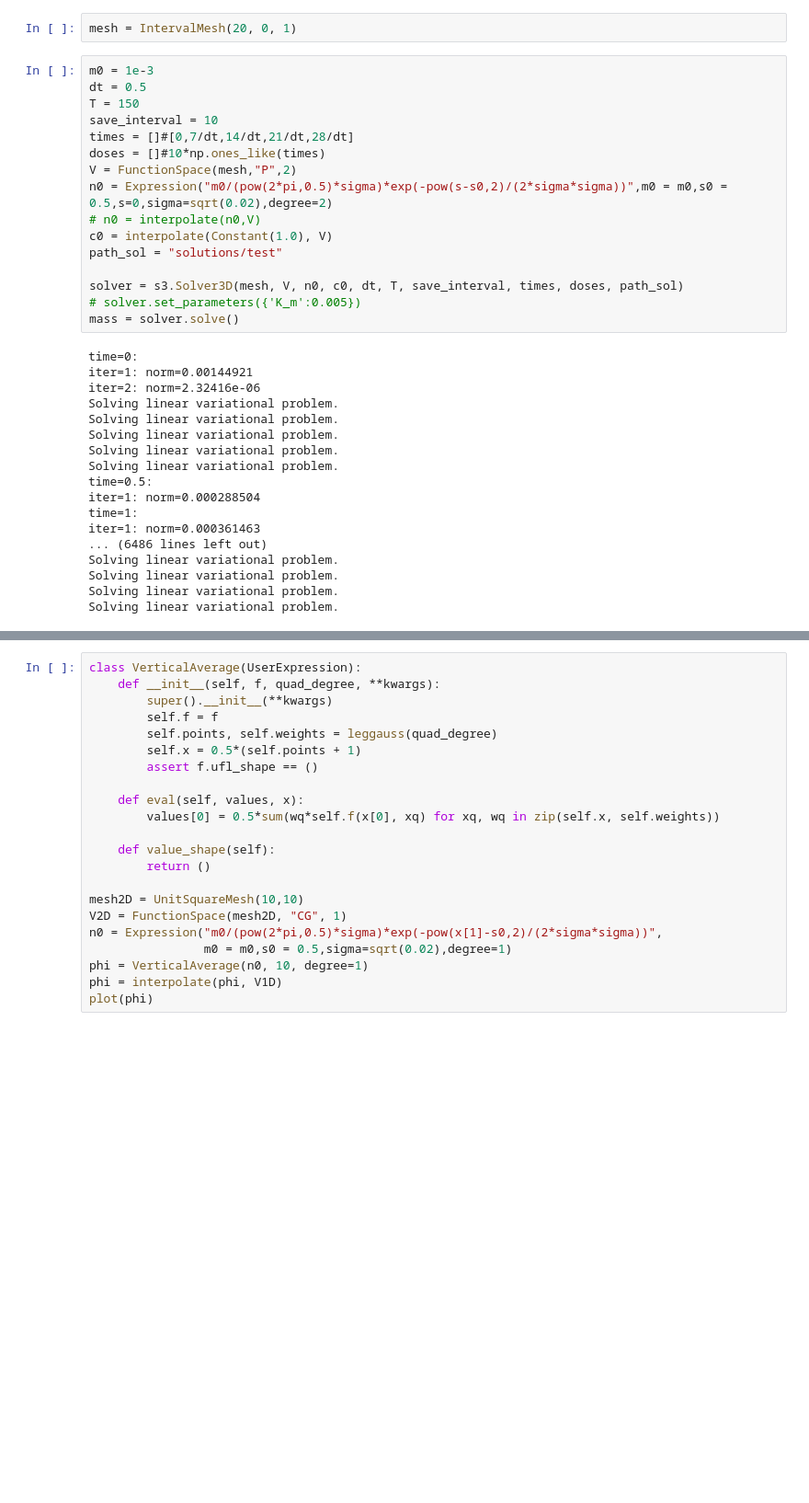
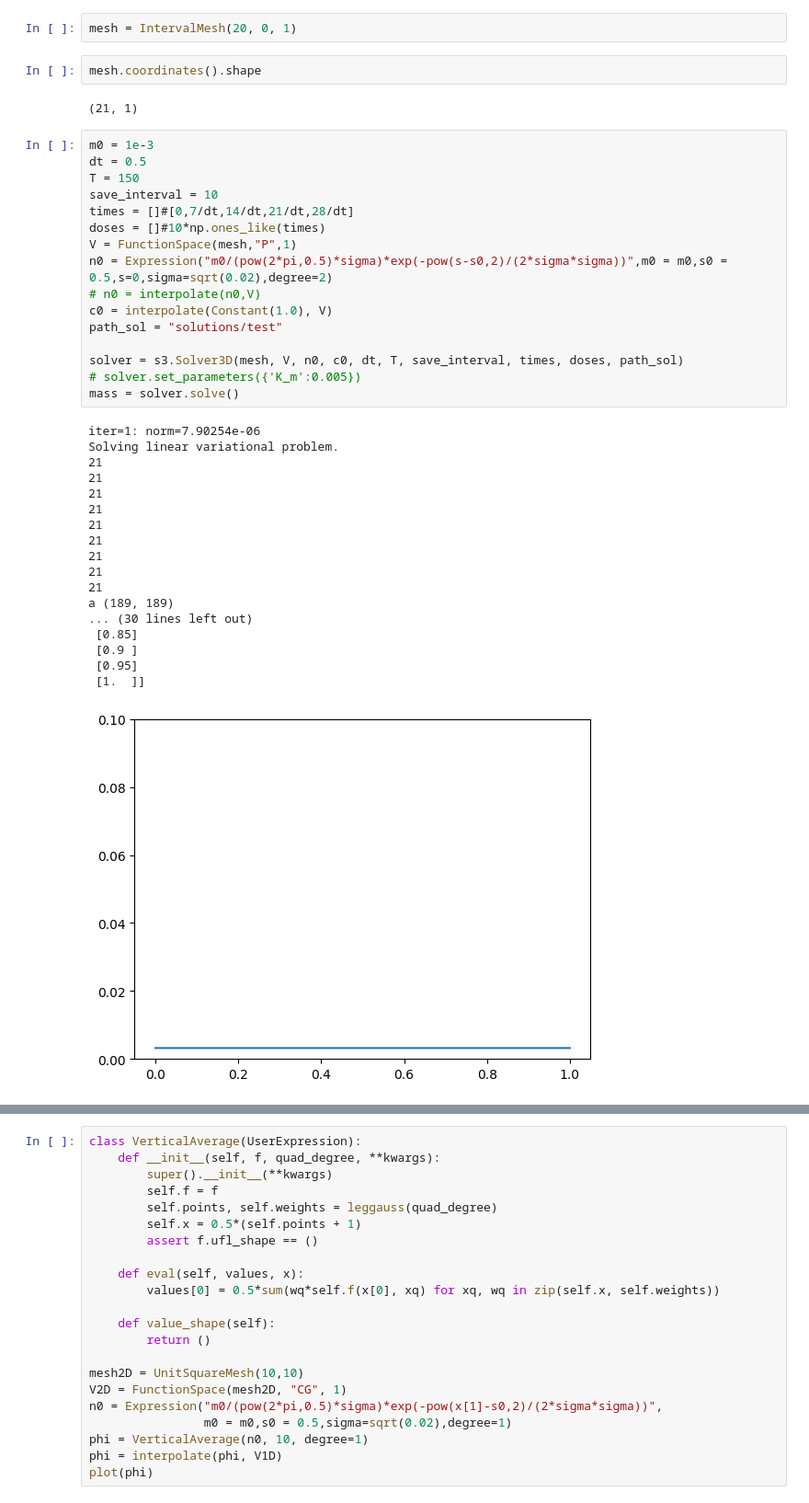
Before and after one commit to saragazzoni/Master_Thesis, a Jupyter notebook: Model3D/prove.ipynb, the cells around one changed output, grey strips where cells are left out. Shown at 92% size. Saved outputs shown, nothing was run; the diff lists cells and outputs as text; blank space fills up the shorter version.

```diff
--- a/Model3D/prove.ipynb
+++ b/Model3D/prove.ipynb
@@ -8,39 +22,44 @@ import solver3D as s3
 # %%
 mesh = IntervalMesh(20, 0, 1)
+# %%
+mesh.coordinates().shape
+# %% [output]
+(21, 1)
 # %%
 m0 = 1e-3
 dt = 0.5
 T = 150
 save_interval = 10
 times = []#[0,7/dt,14/dt,21/dt,28/dt]
 doses = []#10*np.ones_like(times)
-V = FunctionSpace(mesh,"P",2)
+V = FunctionSpace(mesh,"P",1)
 n0 = Expression("m0/(pow(2*pi,0.5)*sigma)*exp(-pow(s-s0,2)/(2*sigma*sigma))",m0 = m0,s0 = 0.5,s=0,sigma=sqrt(0.02),degree=2)
 # n0 = interpolate(n0,V)
 c0 = interpolate(Constant(1.0), V)
 path_sol = "solutions/test"
 
 solver = s3.Solver3D(mesh, V, n0, c0, dt, T, save_interval, times, doses, path_sol)
 # solver.set_parameters({'K_m':0.005})
 mass = solver.solve()
 # %% [output]
-time=0:
-iter=1: norm=0.00144921
-iter=2: norm=2.32416e-06
+iter=1: norm=7.90254e-06
 Solving linear variational problem.
-Solving linear variational problem.
-Solving linear variational problem.
-Solving linear variational problem.
-Solving linear variational problem.
-time=0.5:
-iter=1: norm=0.000288504
-time=1:
-iter=1: norm=0.000361463
-... (6486 lines left out)
-Solving linear variational problem.
-Solving linear variational problem.
-Solving linear variational problem.
-Solving linear variational problem.
+21
+21
+21
+21
+21
+21
+21
+21
+21
+a (189, 189)
+... (30 lines left out)
+ [0.85]
+ [0.9 ]
+ [0.95]
+ [1.  ]]
+[figure, added]
 # %%
 # mass = np.load('solutions/test/mass.npy')
 plt.plot(mass)
```
Also changed, not shown: parts of 2 cells of this notebook, 1 other file.
